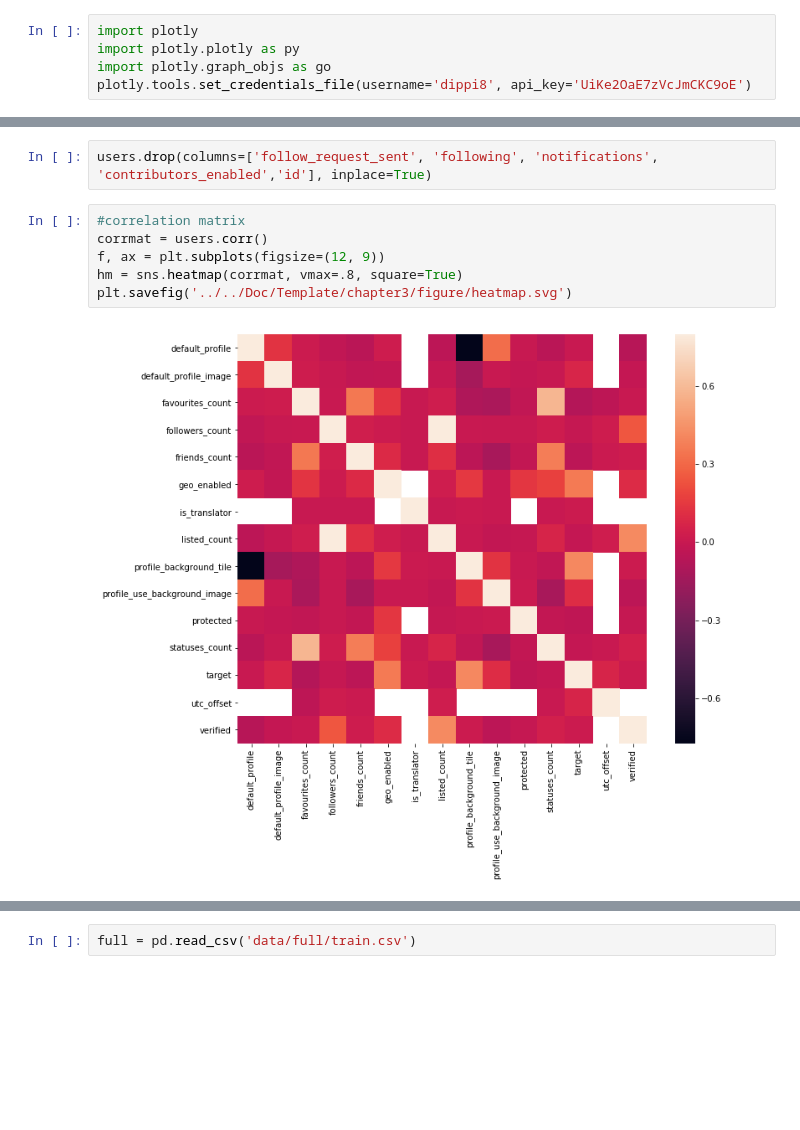
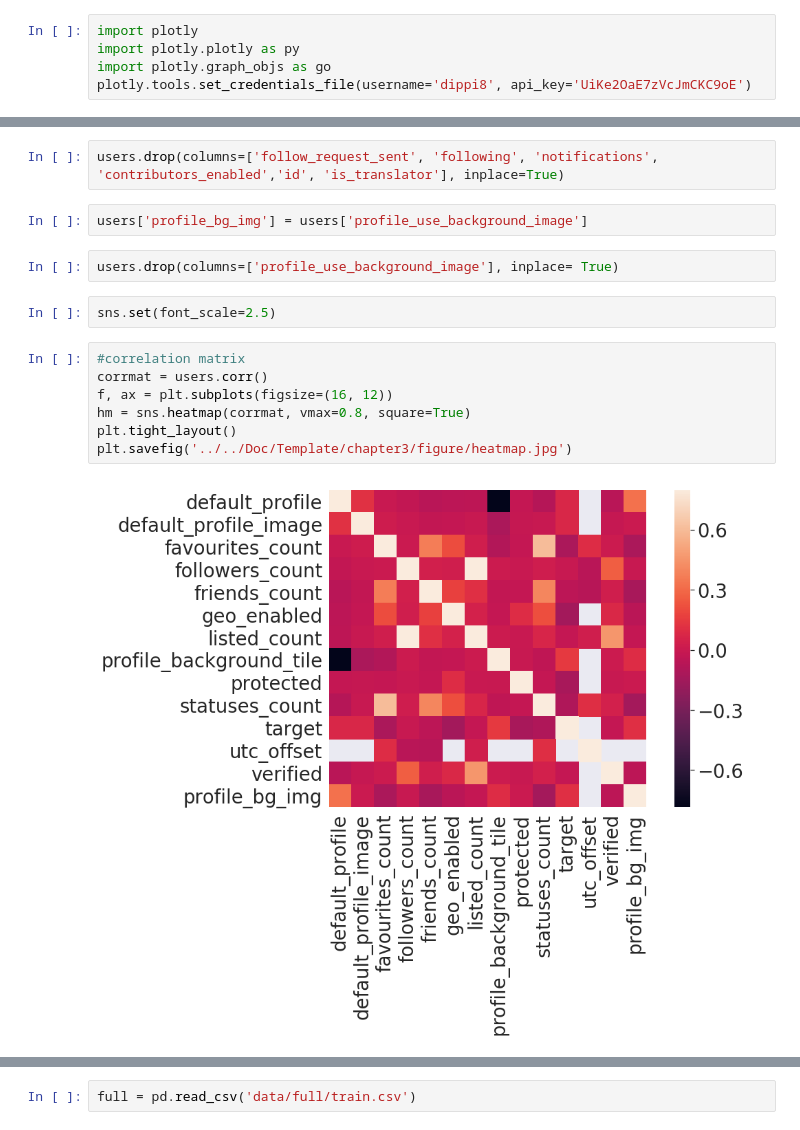
Before and after one commit to dippi8/SocialBotIdentification, a Jupyter notebook: Code/classification/17-original_data_exploration.ipynb, the cells around one changed output, grey strips where cells are left out. Drawn from its saved outputs; the diff is of its cells as text; blank space fills up the shorter version.

```diff
--- a/Code/classification/17-original_data_exploration.ipynb
+++ b/Code/classification/17-original_data_exploration.ipynb
@@ -44,14 +41,21 @@ frames = [porn, propaganda, spam, fake_followers, genuine]
 users = pd.concat(frames, ignore_index=True)
 # %%
-users.drop(columns=['follow_request_sent', 'following', 'notifications', 'contributors_enabled','id'], inplace=True)
+users.drop(columns=['follow_request_sent', 'following', 'notifications', 'contributors_enabled','id', 'is_translator'], inplace=True)
+# %%
+users['profile_bg_img'] = users['profile_use_background_image']
+# %%
+users.drop(columns=['profile_use_background_image'], inplace= True)
+# %%
+sns.set(font_scale=2.5)
 # %%
 #correlation matrix
 corrmat = users.corr()
-f, ax = plt.subplots(figsize=(12, 9))
-hm = sns.heatmap(corrmat, vmax=.8, square=True)
-plt.savefig('../../Doc/Template/chapter3/figure/heatmap.svg')
+f, ax = plt.subplots(figsize=(16, 12))
+hm = sns.heatmap(corrmat, vmax=0.8, square=True)
+plt.tight_layout()
+plt.savefig('../../Doc/Template/chapter3/figure/heatmap.jpg')
 # %% [output]
-[figure, old version]
+[figure, new version]
 # %%
 fig = msno.matrix(users)
 plt.margins(200)
```
Also changed, not shown: parts of 10 cells of this notebook, 31 other files.
